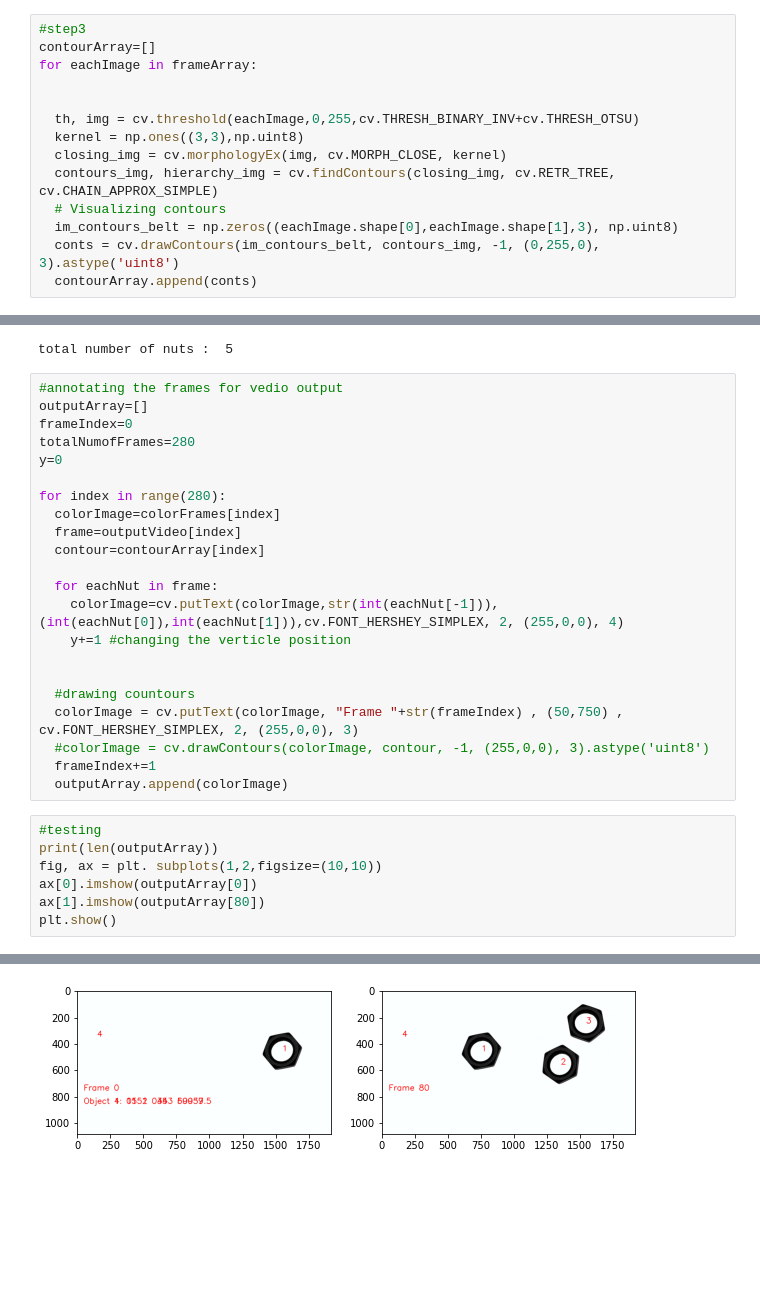
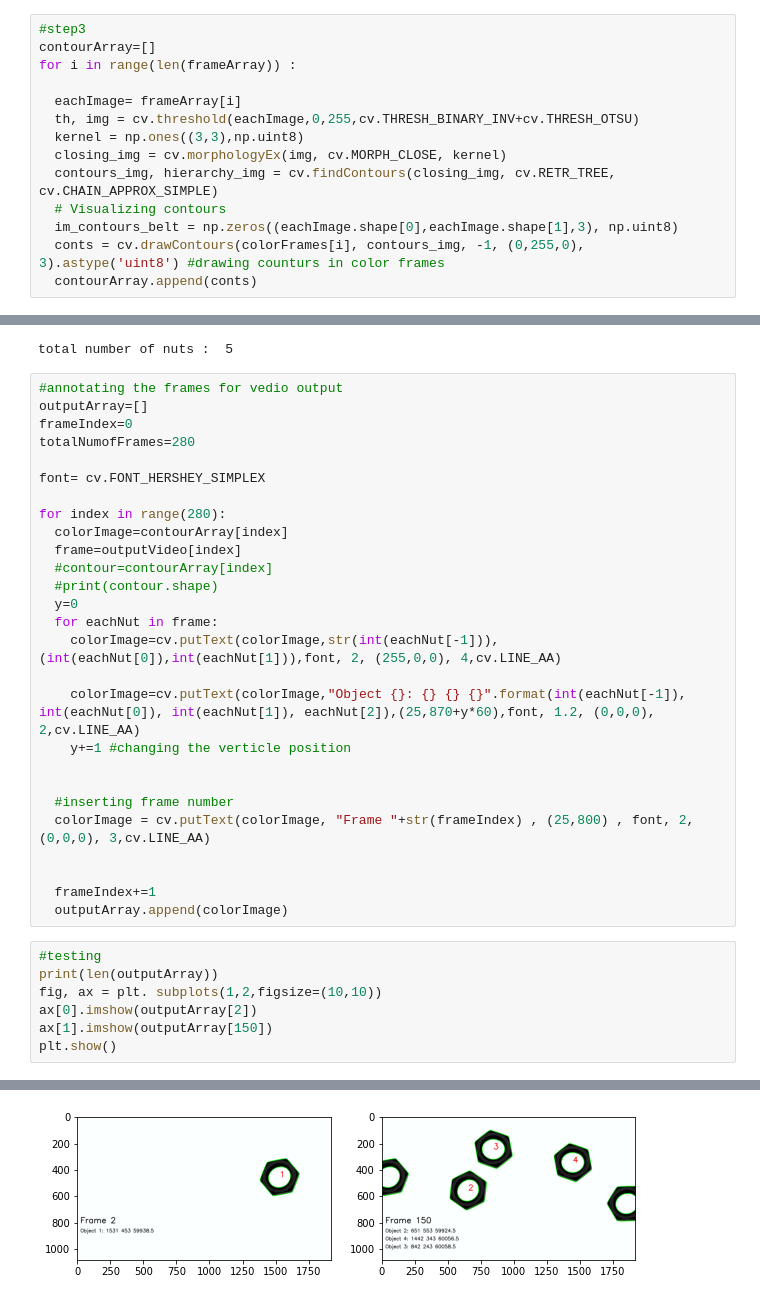
Before and after one commit to pahanmendis/EN2550, a Jupyter notebook: EN2550_2021_Object_Counting_on_a_Convey_Belt.ipynb, the cells around one changed output, grey strips where cells are left out. Cells and saved outputs as stored; diff of their text form; blank space fills up the shorter version.

Commit message:
Part3 in progress - (saving to video format left)

```diff
--- a/EN2550_2021_Object_Counting_on_a_Convey_Belt.ipynb
+++ b/EN2550_2021_Object_Counting_on_a_Convey_Belt.ipynb
@@ -295,16 +297,16 @@ print(stats[100])
 # %%
 #step3
 contourArray=[]
-for eachImage in frameArray:
+for i in range(len(frameArray)) :
 
-
+  eachImage= frameArray[i]
   th, img = cv.threshold(eachImage,0,255,cv.THRESH_BINARY_INV+cv.THRESH_OTSU)
   kernel = np.ones((3,3),np.uint8)
   closing_img = cv.morphologyEx(img, cv.MORPH_CLOSE, kernel)
   contours_img, hierarchy_img = cv.findContours(closing_img, cv.RETR_TREE, cv.CHAIN_APPROX_SIMPLE)
   # Visualizing contours
   im_contours_belt = np.zeros((eachImage.shape[0],eachImage.shape[1],3), np.uint8)
-  conts = cv.drawContours(im_contours_belt, contours_img, -1, (0,255,0), 3).astype('uint8')
+  conts = cv.drawContours(colorFrames[i], contours_img, -1, (0,255,0), 3).astype('uint8') #drawing counturs in color frames
   contourArray.append(conts)
 # %%
 #testing
@@ -400,30 +402,35 @@ total number of nuts :  5
 outputArray=[]
 frameIndex=0
 totalNumofFrames=280
-y=0
+
+font= cv.FONT_HERSHEY_SIMPLEX
 
 for index in range(280):
-  colorImage=colorFrames[index]
+  colorImage=contourArray[index]
   frame=outputVideo[index]
-  contour=contourArray[index]
+  #contour=contourArray[index]
+  #print(contour.shape)
+  y=0
+  for eachNut in frame:
+    colorImage=cv.putText(colorImage,str(int(eachNut[-1])),(int(eachNut[0]),int(eachNut[1])),font, 2, (255,0,0), 4,cv.LINE_AA)
 
-  for eachNut in frame:
-    colorImage=cv.putText(colorImage,str(int(eachNut[-1])),(int(eachNut[0]),int(eachNut[1])),cv.FONT_HERSHEY_SIMPLEX, 2, (255,0,0), 4)
+    colorImage=cv.putText(colorImage,"Object {}: {} {} {}".format(int(eachNut[-1]), int(eachNut[0]), int(eachNut[1]), eachNut[2]),(25,870+y*60),font, 1.2, (0,0,0), 2,cv.LINE_AA)
     y+=1 #changing the verticle position
 
 
-  #drawing countours
-  colorImage = cv.putText(colorImage, "Frame "+str(frameIndex) , (50,750) , cv.FONT_HERSHEY_SIMPLEX, 2, (255,0,0), 3)
-  #colorImage = cv.drawContours(colorImage, contour, -1, (255,0,0), 3).astype('uint8')
+  #inserting frame number
+  colorImage = cv.putText(colorImage, "Frame "+str(frameIndex) , (25,800) , font, 2, (0,0,0), 3,cv.LINE_AA)
+
+
   frameIndex+=1
   outputArray.append(colorImage)
 # %%
 #testing
 print(len(outputArray))
 fig, ax = plt. subplots(1,2,figsize=(10,10))
-ax[0].imshow(outputArray[0])
-ax[1].imshow(outputArray[80])
+ax[0].imshow(outputArray[2])
+ax[1].imshow(outputArray[150])
 plt.show()
 # %% [output]
 280
-[figure, old version]
+[figure, new version]
```
Also changed, not shown: parts of 6 cells of this notebook.
